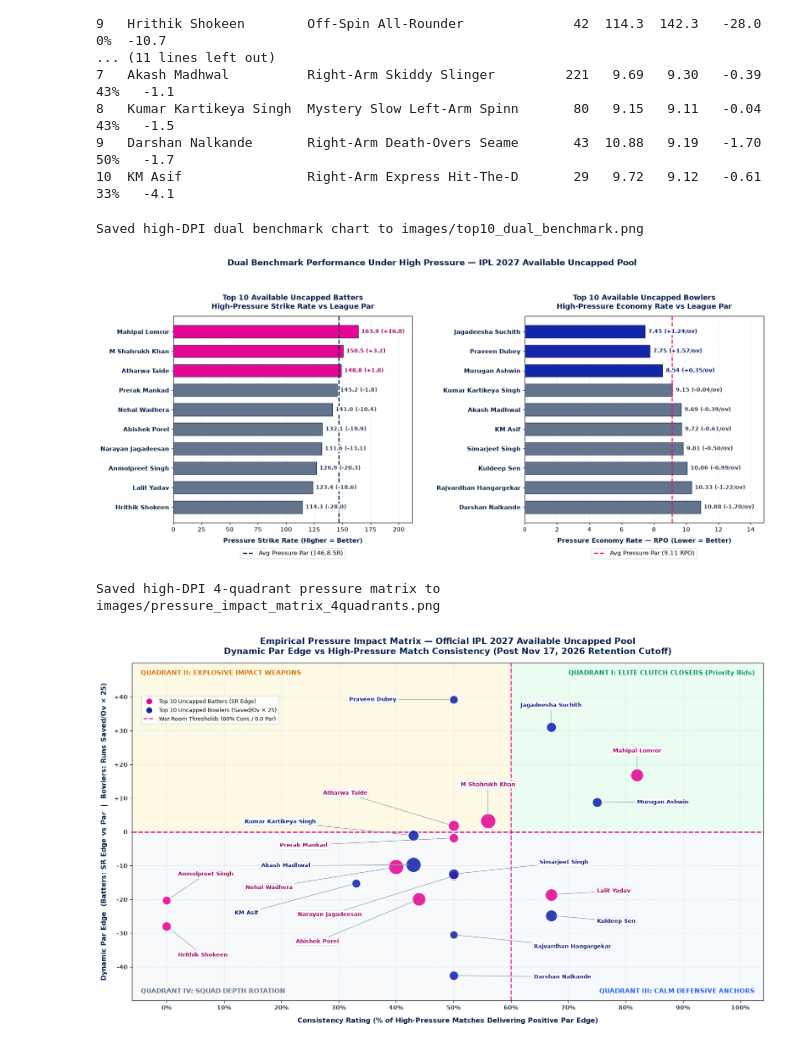
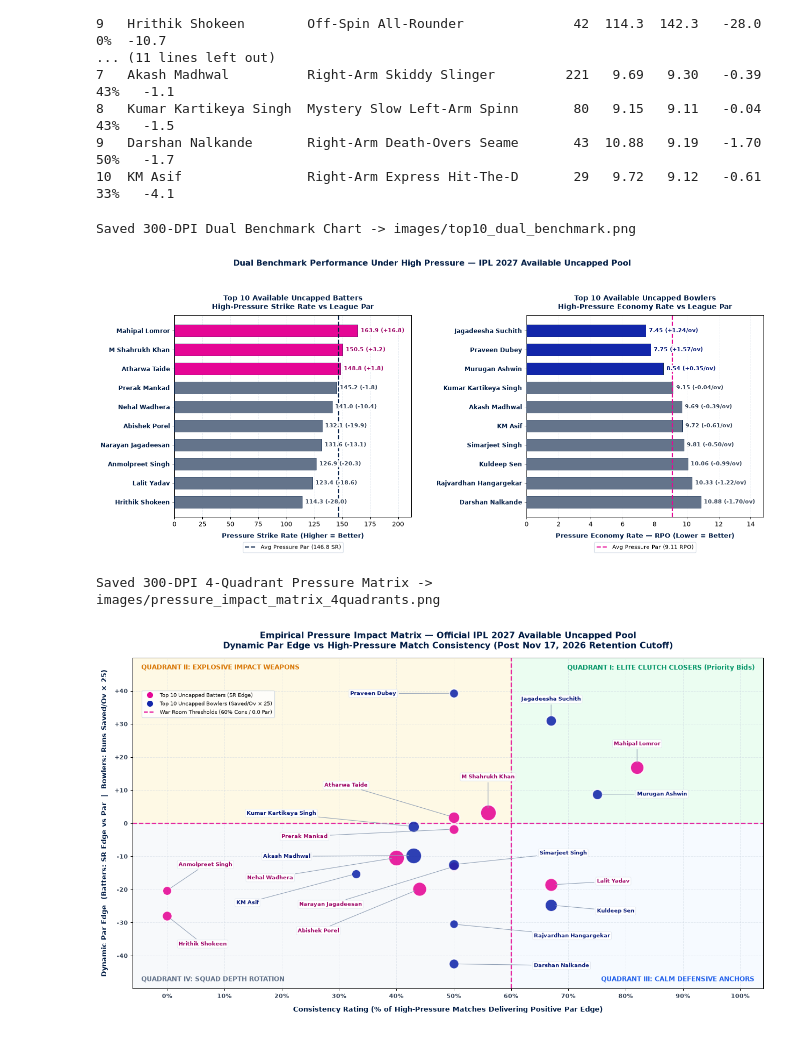
Before and after one commit to umeshraj2007/SupeRR_S2, a Jupyter notebook: SupeRR_Selector_Season2_Analysis.ipynb, the cells around one changed output. Drawn from its saved outputs; the diff is of its cells as text; code cells hidden in the pictures.

```diff
--- a/SupeRR_Selector_Season2_Analysis.ipynb
+++ b/SupeRR_Selector_Season2_Analysis.ipynb
@@ -17,19 +15,15 @@ This notebook presents our reproducible analytical pipeline across **200,999 raw
 # %%
-# Cell 1: Configuration & Imports (Zero-Bloat Standard Library + Matplotlib)
-import os
-import csv
-import json
+# Cell 1: Configuration & Imports
+import os, csv, json
 import numpy as np
 import matplotlib.pyplot as plt
 from matplotlib.lines import Line2D
-from IPython.display import Image, display
 
 %matplotlib inline
-DATA_DIR = './data'
-IMG_DIR  = './images'
+DATA_DIR, IMG_DIR = './data', './images'
 os.makedirs(IMG_DIR, exist_ok=True)
 
 plt.rcParams['font.family'] = 'DejaVu Sans'
-plt.rcParams['figure.dpi'] = 110
-print('Environment configured successfully.')
+plt.rcParams['figure.dpi'] = 90
+print('Environment configured successfully (Standard Library + NumPy + Matplotlib).')
 # %% [output]
@@ -115,12 +107,11 @@ for w in bowlers:
 9   Darshan Nalkande       Right-Arm Death-Overs Seame       43  10.88   9.19   -1.70   50%   -1.7
 10  KM Asif                Right-Arm Express Hit-The-D       29   9.72   9.12   -0.61   33%   -4.1
 # %%
-# Cell 4: Reusable Function — Dual Benchmark Bar Chart (All-Positive Raw Pressure SR & Economy)
+# Cell 4: Dual Benchmark Chart (All-Positive Raw Pressure SR & Economy vs League Par)
 def plot_dual_benchmark(players, out_path='images/top10_dual_benchmark.png'):
-    fig, (ax1, ax2) = plt.subplots(1, 2, figsize=(15.5, 7.6))
+    fig, (ax1, ax2) = plt.subplots(1, 2, figsize=(15, 7.2))
     fig.patch.set_facecolor('#FFFFFF')
 
-    # Left: Batters sorted by Raw Pressure Strike Rate (Highest = Best)
     bats = sorted([p for p in players if p['primary_mode'] == 'bat'], key=lambda x: x['bat']['p_sr'], reverse=True)
     b_names = [p['name'] for p in bats]
     b_sr    = [p['bat']['p_sr'] for p in bats]
@@ -130,53 +121,52 @@ def plot_dual_benchmark(players, out_path='images/top10_dual_benchmark.png'):
     y1 = np.arange(len(b_names))
     ax1.barh(y1, b_sr, color=['#E50695' if e >= 0 else '#64748B' for e in b_edge], height=0.64, edgecolor='#021D45', lw=0.7, zorder=3)
     ax1.axvline(b_par, color='#021D45', ls='--', lw=1.8, zorder=4, label=f'Avg Pressure Par ({b_par:.1f} SR)')
-    ax1.set_yticks(y1); ax1.set_yticklabels(b_names, fontsize=10, fontweight='bold', color='#021D45')
+    ax1.set_yticks(y1); ax1.set_yticklabels(b_names, fontsize=9.5, fontweight='bold', color='#021D45')
     ax1.invert_yaxis(); ax1.set_xlim(0, 212)
-    ax1.set_xlabel('Pressure Strike Rate (Higher = Better)', fontsize=10.5, fontweight='bold', color='#021D45', labelpad=8)
-    ax1.set_title('Top 10 Available Uncapped Batters\nHigh-Pressure Strike Rate vs League Par', fontsize=12, fontweight='bold', color='#021D45', pad=12)
+    ax1.set_xlabel('Pressure Strike Rate (Higher = Better)', fontsize=10, fontweight='bold', color='#021D45', labelpad=8)
+    ax1.set_title('Top 10 Available Uncapped Batters\nHigh-Pressure Strike Rate vs League Par', fontsize=11.5, fontweight='bold', color='#021D45', pad=10)
     ax1.grid(True, axis='x', ls='--', alpha=0.4, color='#CBD5E1', zorder=0)
-    ax1.legend(loc='upper center', bbox_to_anchor=(0.5, -0.11), frameon=True, facecolor='#FFFFFF', edgecolor='#CBD5E1', fontsize=9.5)
+    ax1.legend(loc='upper center', bbox_to_anchor=(0.5, -0.11), frameon=True, facecolor='#FFFFFF', edgecolor='#CBD5E1', fontsize=9)
     for i, (sr, ed) in enumerate(zip(b_sr, b_edge)):
-        ax1.text(sr + 2.8, i, f'{sr:.1f} ({ed:+.1f})', va='center', ha='left', fontsize=9, fontweight='bold',
+        ax1.text(sr + 2.8, i, f'{sr:.1f} ({ed:+.1f})', va='center', ha='left', fontsize=8.8, fontweight='bold',
                  color='#9D0466' if ed >= 0 else '#334155', zorder=6,
                  bbox=dict(facecolor='#FFFFFF', edgecolor='none', pad=1.2, alpha=0.90))
 
-    # Right: Bowlers sorted by Raw Pressure Economy Rate (Lowest = Best)
     bowls = sorted([p for p in players if p['primary_mode'] == 'bowl'], key=lambda x: x['bowl']['p_econ'])
     w_names = [p['name'] for p in bowls]
     w_econ  = [p['bowl']['p_econ'] for p in bowls]
     w_save  = [p['bowl']['save_per_ov'] for p in bowls]
     w_par   = float(np.mean([p['bowl']['p_exp_econ'] for p in bowls]))
 
     y2 = np.arange(len(w_names))
     ax2.barh(y2, w_econ, color=['#1226AA' if s >= 0 else '#64748B' for s in w_save], height=0.64, edgecolor='#021D45', lw=0.7, zorder=3)
     ax2.axvline(w_par, color='#E50695', ls='--', lw=1.8, zorder=4, label=f'Avg Pressure Par ({w_par:.2f} RPO)')
-    ax2.set_yticks(y2); ax2.set_yticklabels(w_names, fontsize=10, fontweight='bold', color='#021D45')
+    ax2.set_yticks(y2); ax2.set_yticklabels(w_names, fontsize=9.5, fontweight='bold', color='#021D45')
     ax2.invert_yaxis(); ax2.set_xlim(0, 14.8)
-    ax2.set_xlabel('Pressure Economy Rate — RPO (Lower = Better)', fontsize=10.5, fontweight='bold', color='#021D45', labelpad=8)
-    ax2.set_title('Top 10 Available Uncapped Bowlers\nHigh-Pressure Economy Rate vs League Par', fontsize=12, fontweight='bold', color='#021D45', pad=12)
+    ax2.set_xlabel('Pressure Economy Rate — RPO (Lower = Better)', fontsize=10, fontweight='bold', color='#021D45', labelpad=8)
+    ax2.set_title('Top 10 Available Uncapped Bowlers\nHigh-Pressure Economy Rate vs League Par', fontsize=11.5, fontweight='bold', color='#021D45', pad=10)
     ax2.grid(True, axis='x', ls='--', alpha=0.4, color='#CBD5E1', zorder=0)
-    ax2.legend(loc='upper center', bbox_to_anchor=(0.5, -0.11), frameon=True, facecolor='#FFFFFF', edgecolor='#CBD5E1', fontsize=9.5)
+    ax2.legend(loc='upper center', bbox_to_anchor=(0.5, -0.11), frameon=True, facecolor='#FFFFFF', edgecolor='#CBD5E1', fontsize=9)
     for i, (ec, sv) in enumerate(zip(w_econ, w_save)):
-        ax2.text(ec + 0.20, i, f'{ec:.2f} ({sv:+.2f}/ov)', va='center', ha='left', fontsize=9, fontweight='bold',
+        ax2.text(ec + 0.20, i, f'{ec:.2f} ({sv:+.2f}/ov)', va='center', ha='left', fontsize=8.8, fontweight='bold',
                  color='#0B1D78' if sv >= 0 else '#334155', zorder=6,
                  bbox=dict(facecolor='#FFFFFF', edgecolor='none', pad=1.2, alpha=0.90))
 
     fig.suptitle('Dual Benchmark Performance Under High Pressure — IPL 2027 Available Uncapped Pool',
-                 fontsize=13.5, fontweight='bold', color='#021D45', y=0.98)
+                 fontsize=13, fontweight='bold', color='#021D45', y=0.98)
     plt.tight_layout(rect=[0, 0.04, 1, 0.94], w_pad=4.0)
     plt.savefig(out_path, dpi=300, bbox_inches='tight', facecolor='#FFFFFF')
-    print(f'Saved high-DPI dual benchmark chart to {out_path}')
+    print(f'Saved 300-DPI Dual Benchmark Chart -> {out_path}')
     plt.show()
 
 plot_dual_benchmark(targets)
 # %% [output]
-Saved high-DPI dual benchmark chart to images/top10_dual_benchmark.png
+Saved 300-DPI Dual Benchmark Chart -> images/top10_dual_benchmark.png
-[figure, old version]
+[figure, new version]
 # %%
-# Cell 5: Reusable Function — 4-Quadrant Pressure Impact Matrix (Zero Clipping, Zero Label Overlap)
+# Cell 5: 4-Quadrant Pressure Impact Matrix (Zero Clipping, Zero Overlapping Text)
 def plot_pressure_matrix(players, out_path='images/pressure_impact_matrix_4quadrants.png'):
-    fig, ax = plt.subplots(figsize=(14.5, 8.6))
+    fig, ax = plt.subplots(figsize=(14, 8.2))
     fig.patch.set_facecolor('#FFFFFF')
     ax.set_facecolor('#FFFFFF')
 
@@ -188,10 +178,10 @@ def plot_pressure_matrix(players, out_path='images/pressure_impact_matrix_4quadr
     ax.fill_between([mid_x, x_max], y_min, mid_y, color='#EFF6FF', alpha=0.55, zorder=0)
     ax.fill_between([x_min, mid_x], y_min, mid_y, color='#F1F5F9', alpha=0.55, zorder=0)
 
-    ax.text(x_max - 1.5, y_max - 2.0, 'QUADRANT I: ELITE CLUTCH CLOSERS (Priority Bids)', ha='right', va='top', fontsize=10, fontweight='bold', color='#059669', zorder=3)
-    ax.text(x_min + 1.5, y_max - 2.0, 'QUADRANT II: EXPLOSIVE IMPACT WEAPONS', ha='left', va='top', fontsize=10, fontweight='bold', color='#D97706', zorder=3)
-    ax.text(x_max - 1.5, y_min + 1.8, 'QUADRANT III: CALM DEFENSIVE ANCHORS', ha='right', va='bottom', fontsize=10, fontweight='bold', color='#2563EB', zorder=3)
-    ax.text(x_min + 1.5, y_min + 1.8, 'QUADRANT IV: SQUAD DEPTH ROTATION', ha='left', va='bottom', fontsize=10, fontweight='bold', color='#64748B', zorder=3)
+    ax.text(x_max - 1.5, y_max - 2.0, 'QUADRANT I: ELITE CLUTCH CLOSERS (Priority Bids)', ha='right', va='top', fontsize=9.8, fontweight='bold', color='#059669', zorder=3)
+    ax.text(x_min + 1.5, y_max - 2.0, 'QUADRANT II: EXPLOSIVE IMPACT WEAPONS', ha='left', va='top', fontsize=9.8, fontweight='bold', color='#D97706', zorder=3)
+    ax.text(x_max - 1.5, y_min + 1.8, 'QUADRANT III: CALM DEFENSIVE ANCHORS', ha='right', va='bottom', fontsize=9.8, fontweight='bold', color='#2563EB', zorder=3)
+    ax.text(x_min + 1.5, y_min + 1.8, 'QUADRANT IV: SQUAD DEPTH ROTATION', ha='left', va='bottom', fontsize=9.8, fontweight='bold', color='#64748B', zorder=3)
 
     ax.set_xticks(np.arange(0, 101, 10))
     ax.set_xticklabels([f'{x}%' for x in range(0, 101, 10)], fontsize=9, color='#334155', fontweight='bold')
@@ -222,27 +212,27 @@ def plot_pressure_matrix(players, out_path='images/pressure_impact_matrix_4quadr
         size = np.clip(st.get('p_balls', 50) * 1.9 + 140, 150, 560)
         ax.scatter(x, y, s=size, color='#E50695' if is_bat else '#1226AA', alpha=0.88, edgecolors='#FFFFFF', lw=1.8, zorder=5)
         lx, ly, ha = label_coords[p['name']]
-        ax.annotate(p['name'], xy=(x, y), xytext=(lx, ly), ha=ha, va='center', fontsize=8.5, fontweight='bold',
+        ax.annotate(p['name'], xy=(x, y), xytext=(lx, ly), ha=ha, va='center', fontsize=8.4, fontweight='bold',
                     color='#9D0466' if is_bat else '#0B1D78', zorder=7,
                     bbox=dict(boxstyle='round,pad=0.22', facecolor='#FFFFFF', edgecolor='#E2E8F0', lw=0.7, alpha=0.95),
                     arrowprops=dict(arrowstyle='-', color='#94A3B8', lw=0.9, shrinkA=2, shrinkB=7))
 
     ax.set_xlim(x_min, x_max); ax.set_ylim(y_min, y_max)
-    ax.set_xlabel('Consistency Rating (% of High-Pressure Matches Delivering Positive Par Edge)', fontsize=10.5, fontweight='bold', color='#021D45', labelpad=10)
-    ax.set_ylabel('Dynamic Par Edge  (Batters: SR Edge vs Par  |  Bowlers: Runs Saved/Ov × 25)', fontsize=10.5, fontweight='bold', color='#021D45', labelpad=10)
+    ax.set_xlabel('Consistency Rating (% of High-Pressure Matches Delivering Positive Par Edge)', fontsize=10, fontweight='bold', color='#021D45', labelpad=10)
+    ax.set_ylabel('Dynamic Par Edge  (Batters: SR Edge vs Par  |  Bowlers: Runs Saved/Ov × 25)', fontsize=10, fontweight='bold', color='#021D45', labelpad=10)
     legend_items = [
         Line2D([0], [0], marker='o', color='w', markerfacecolor='#E50695', ms=10, label='Top 10 Uncapped Batters (SR Edge)'),
         Line2D([0], [0], marker='o', color='w', markerfacecolor='#1226AA', ms=10, label='Top 10 Uncapped Bowlers (Saved/Ov × 25)'),
         Line2D([0], [0], color='#E50695', ls='--', lw=1.6, label='War Room Thresholds (60% Cons / 0.0 Par)')
     ]
-    ax.legend(handles=legend_items, loc='upper left', bbox_to_anchor=(0.01, 0.91), frameon=True, facecolor='#FFFFFF', edgecolor='#CBD5E1', fontsize=8.5)
-    ax.set_title('Empirical Pressure Impact Matrix — Official IPL 2027 Available Uncapped Pool\nDynamic Par Edge vs High-Pressure Match Consistency (Post Nov 17, 2026 Retention Cutoff)', fontsize=13, fontweight='bold', color='#021D45', pad=14)
+    ax.legend(handles=legend_items, loc='upper left', bbox_to_anchor=(0.01, 0.91), frameon=True, facecolor='#FFFFFF', edgecolor='#CBD5E1', fontsize=8.4)
+    ax.set_title('Empirical Pressure Impact Matrix — Official IPL 2027 Available Uncapped Pool\nDynamic Par Edge vs High-Pressure Match Consistency (Post Nov 17, 2026 Retention Cutoff)', fontsize=12.5, fontweight='bold', color='#021D45', pad=14)
     plt.tight_layout()
     plt.savefig(out_path, dpi=300, bbox_inches='tight', facecolor='#FFFFFF')
-    print(f'Saved high-DPI 4-quadrant pressure matrix to {out_path}')
+    print(f'Saved 300-DPI 4-Quadrant Pressure Matrix -> {out_path}')
     plt.show()
 
 plot_pressure_matrix(targets)
 # %% [output]
-Saved high-DPI 4-quadrant pressure matrix to images/pressure_impact_matrix_4quadrants.png
+Saved 300-DPI 4-Quadrant Pressure Matrix -> images/pressure_impact_matrix_4quadrants.png
-[figure, old version]
+[figure, new version]
```
Also changed, not shown: parts of 10 cells of this notebook.
